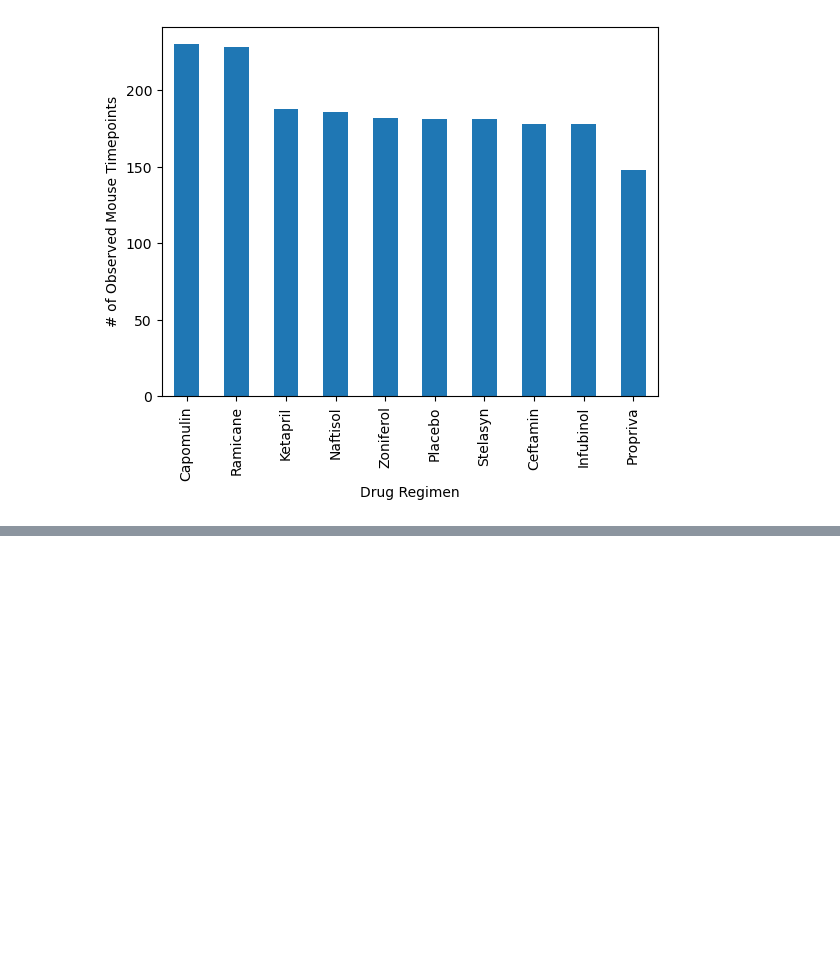
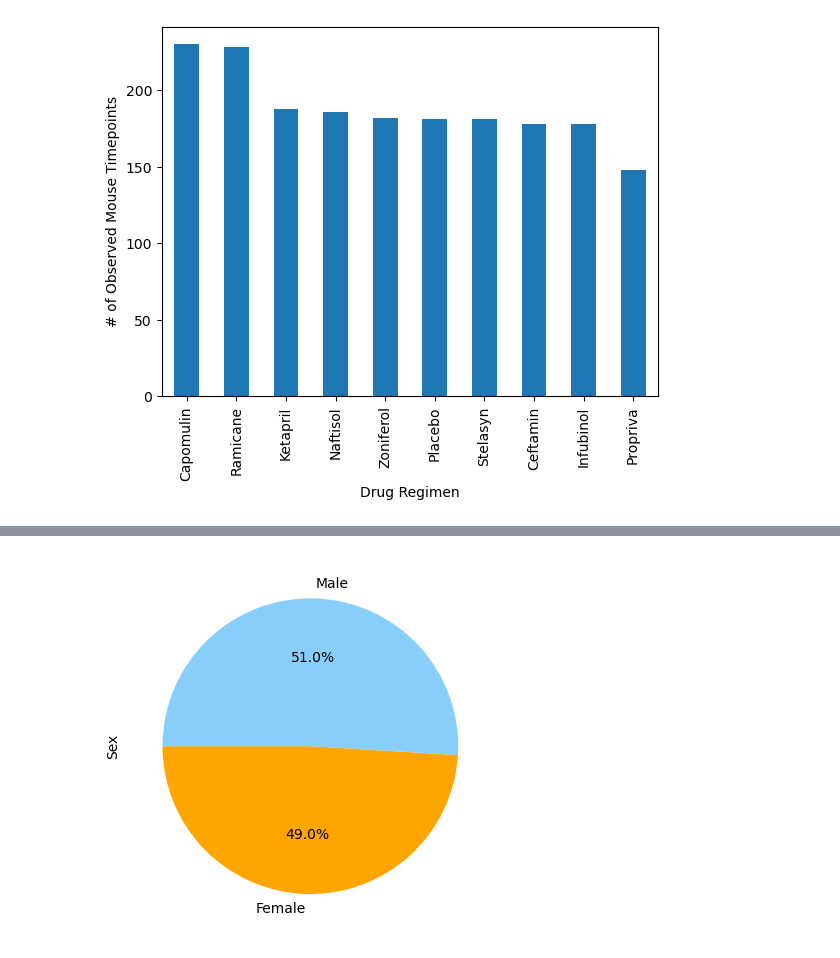
Before and after one commit to falconpunch082/Data-Analysis-Portfolio, a Jupyter notebook: matplotlib-challenge - Week 5 Homework/Pymaceuticals/pymaceuticals.ipynb, the cells around one changed output, grey strips where cells are left out. Drawn from its saved outputs; the diff is of its cells as text; code cells hidden in the pictures; blank space fills up the shorter version.

```diff
--- a/matplotlib-challenge - Week 5 Homework/Pymaceuticals/pymaceuticals.ipynb
+++ b/matplotlib-challenge - Week 5 Homework/Pymaceuticals/pymaceuticals.ipynb
@@ -173,0 +174,13 @@ plt.show()
+# %%
+# pie - using DataFrame.plot()
+
+# creating new DataFrame containing amount of male and female mice
+sex_count = clean.groupby("Sex")["Mouse ID"].count().to_frame()
+
+# creating pie chart with DataFrame sex_count
+sex_count.plot(kind="pie", subplots=True, colors=['orange', 'lightskyblue'], startangle=180, autopct="%1.1f%%")
+plt.ylabel("Sex")
+plt.legend().remove()
+plt.show()
+# %% [output]
+[figure, added]
```
Also changed, not shown: parts of 4 cells of this notebook.
